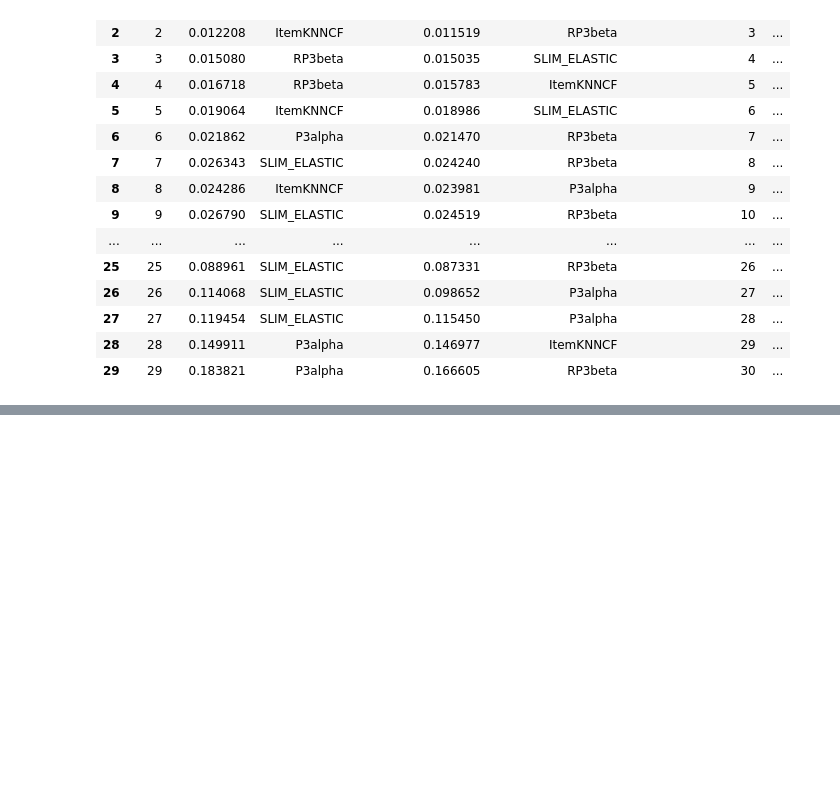
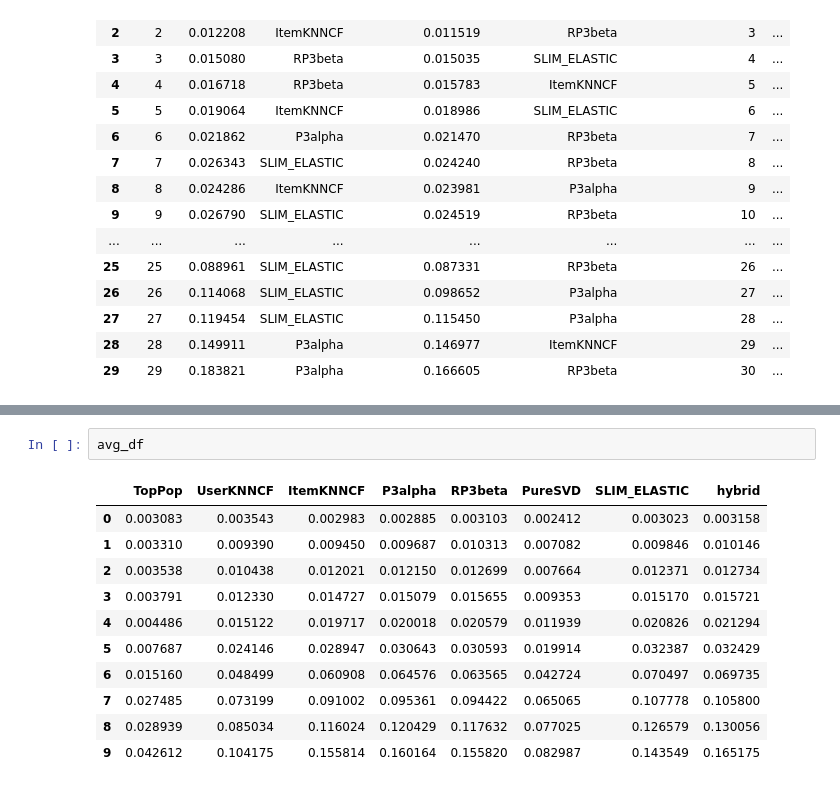
Before and after one commit to AlessandroVacca/RecSys-2023-polimi, a Jupyter notebook: algo-comparison-large.ipynb, the cells around one changed output, grey strips where cells are left out. Saved outputs shown, nothing was run; the diff lists cells and outputs as text; blank space fills up the shorter version.

```diff
--- a/algo-comparison-large.ipynb
+++ b/algo-comparison-large.ipynb
@@ -591,3 +654,17 @@ else:
+# %%
+avg_df
+# %% [output]
+|  | TopPop | UserKNNCF | ItemKNNCF | P3alpha | RP3beta | PureSVD | SLIM_ELASTIC | hybrid |
+| 0 | 0.003083 | 0.003543 | 0.002983 | 0.002885 | 0.003103 | 0.002412 | 0.003023 | 0.003158 |
+| 1 | 0.003310 | 0.009390 | 0.009450 | 0.009687 | 0.010313 | 0.007082 | 0.009846 | 0.010146 |
+| 2 | 0.003538 | 0.010438 | 0.012021 | 0.012150 | 0.012699 | 0.007664 | 0.012371 | 0.012734 |
+| 3 | 0.003791 | 0.012330 | 0.014727 | 0.015079 | 0.015655 | 0.009353 | 0.015170 | 0.015721 |
+| 4 | 0.004486 | 0.015122 | 0.019717 | 0.020018 | 0.020579 | 0.011939 | 0.020826 | 0.021294 |
+| 5 | 0.007687 | 0.024146 | 0.028947 | 0.030643 | 0.030593 | 0.019914 | 0.032387 | 0.032429 |
+| 6 | 0.015160 | 0.048499 | 0.060908 | 0.064576 | 0.063565 | 0.042724 | 0.070497 | 0.069735 |
+| 7 | 0.027485 | 0.073199 | 0.091002 | 0.095361 | 0.094422 | 0.065065 | 0.107778 | 0.105800 |
+| 8 | 0.028939 | 0.085034 | 0.116024 | 0.120429 | 0.117632 | 0.077025 | 0.126579 | 0.130056 |
+| 9 | 0.042612 | 0.104175 | 0.155814 | 0.160164 | 0.155820 | 0.082987 | 0.143549 | 0.165175 |
 # %%
 #                         0, 1, 2, 3, 4,  5,  6,   7,   8,    9
 #profile_length_cutoffs = [2, 4, 6, 8, 25, 50, 80, 100, 250, 1500]
```
Also changed, not shown: parts of 20 cells of this notebook, 1 other file.
